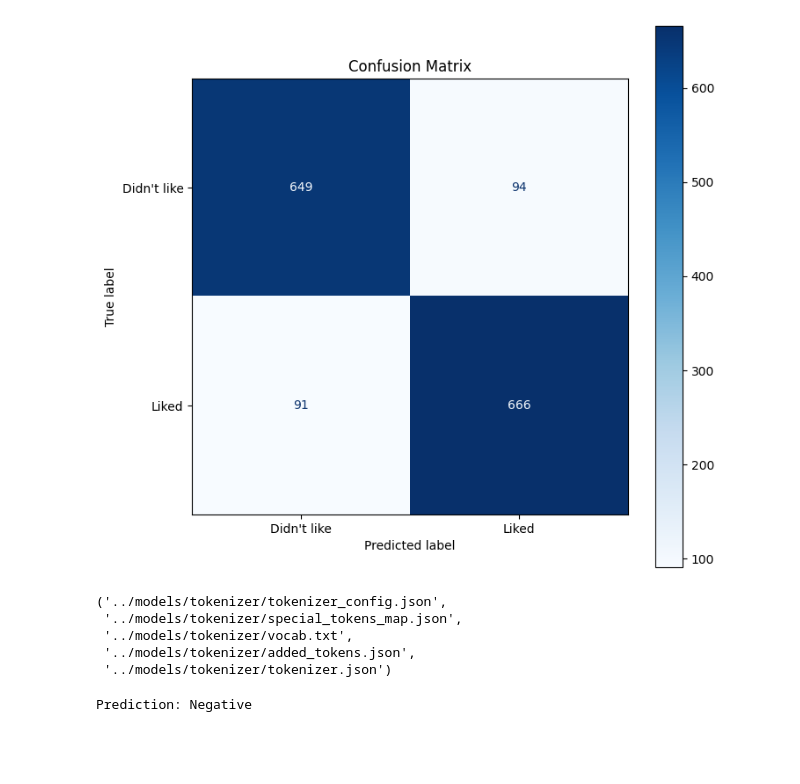
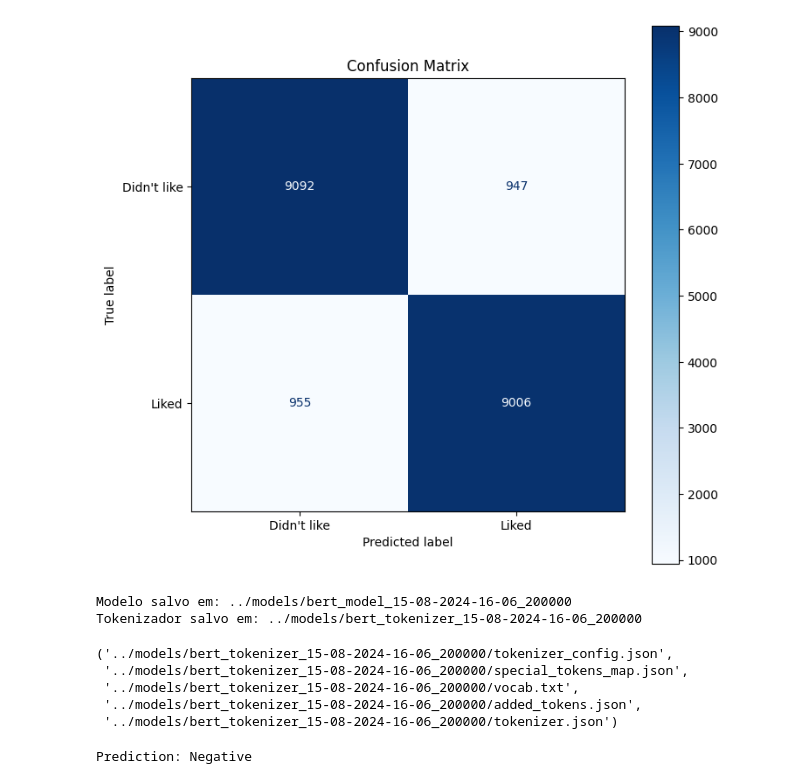
Before and after one commit to franconoronha/steam_pln, a Jupyter notebook: notebooks/training.ipynb, the cells around one changed output. Saved outputs shown, nothing was run; the diff lists cells and outputs as text; code cells hidden in the pictures; blank space fills up the shorter version.

Commit message:
feat: improve training pipeline

```diff
--- a/notebooks/training.ipynb
+++ b/notebooks/training.ipynb
@@ -159,0 +15,9 @@ Validation Accuracy: 0.8767
+# %%
+from transformers import AutoTokenizer, get_scheduler, AutoModelForSequenceClassification
+
+model_choice = 'bert'  # 'bert', 'distilbert', 'albertina'
+train_size = 100000 # Terá 50% de cada label
+batch_size = 32 # tamanho do batch pro treino (32 funciona pro bert, pra roBerTa é menos, isso tem a ver com a VRAM necessária)
+max_length = 256 # tamanho máximo das sequencias de entrada pro modelo, se a entrada for maior, ele trunca.
+num_workers = 8 # quantidade de workers (maior mais memoria gasta mais rapido o treino)
+num_epochs = 3
@@ -160,39 +216,44 @@ Validation Accuracy: 0.8767
 # %%
 model.eval()
 all_preds = []
 all_labels = []
 
 with torch.no_grad():
-    for batch in val_loader:
+    for batch in tqdm(val_loader, desc="Evaluating"):
         input_ids = batch['input_ids'].to(device)
         attention_mask = batch['attention_mask'].to(device)
         labels = batch['label'].to(device)
 
         outputs = model(input_ids, attention_mask=attention_mask)
         preds = torch.argmax(outputs.logits, dim=1)
 
         all_preds.extend(preds.cpu().numpy())
+        all_preds
         all_labels.extend(labels.cpu().numpy())
 
 cm = confusion_matrix(all_labels, all_preds)
 
 disp = ConfusionMatrixDisplay(confusion_matrix=cm, display_labels=["Didn't like", "Liked"])
 
 fig, ax = plt.subplots(figsize=(8, 8))
 disp.plot(ax=ax, cmap='Blues', values_format='d')
 plt.title("Confusion Matrix")
 plt.show()
 # %% [output]
-[figure, old version]
+[figure, new version]
-# %%
-model.save_pretrained('../models/model')
-tokenizer.save_pretrained('../models/tokenizer')
-# %% [output]
-('../models/tokenizer/tokenizer_config.json',
- '../models/tokenizer/special_tokens_map.json',
- '../models/tokenizer/vocab.txt',
- '../models/tokenizer/added_tokens.json',
- '../models/tokenizer/tokenizer.json')
+# %%
+print(f"Modelo salvo em: {model_save_path}")
+print(f"Tokenizador salvo em: {tokenizer_save_path}")
+model.save_pretrained(model_save_path)
+tokenizer.save_pretrained(tokenizer_save_path)
+# %% [output]
+Modelo salvo em: ../models/bert_model_15-08-2024-16-06_200000
+Tokenizador salvo em: ../models/bert_tokenizer_15-08-2024-16-06_200000
+('../models/bert_tokenizer_15-08-2024-16-06_200000/tokenizer_config.json',
+ '../models/bert_tokenizer_15-08-2024-16-06_200000/special_tokens_map.json',
+ '../models/bert_tokenizer_15-08-2024-16-06_200000/vocab.txt',
+ '../models/bert_tokenizer_15-08-2024-16-06_200000/added_tokens.json',
+ '../models/bert_tokenizer_15-08-2024-16-06_200000/tokenizer.json')
 # %%
 from transformers import BertTokenizer, BertForSequenceClassification
 import torch
```
Also changed, not shown: parts of 10 cells of this notebook, 1 other file.
